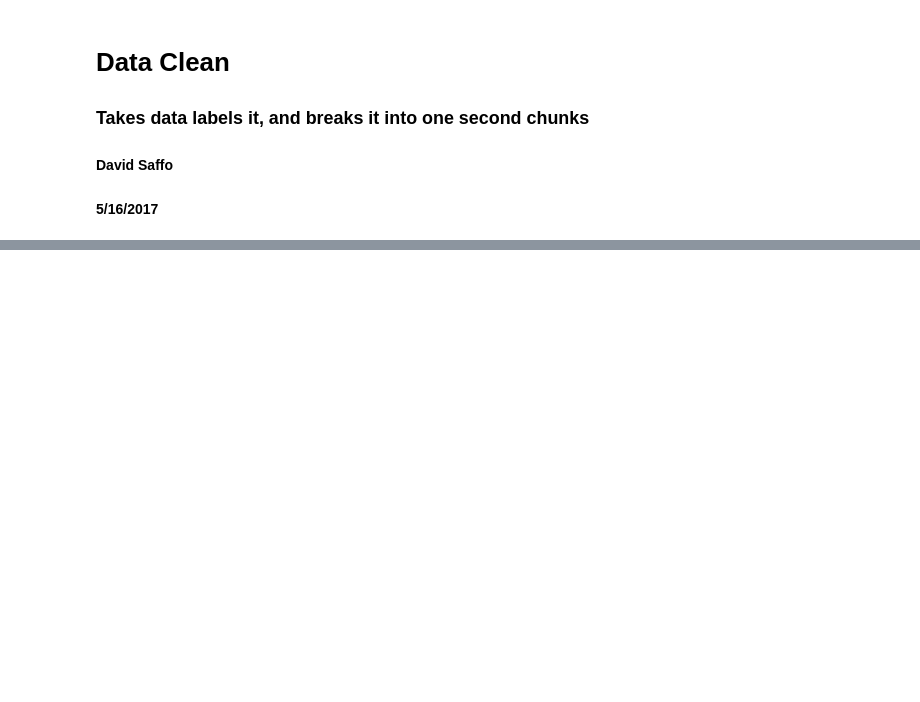
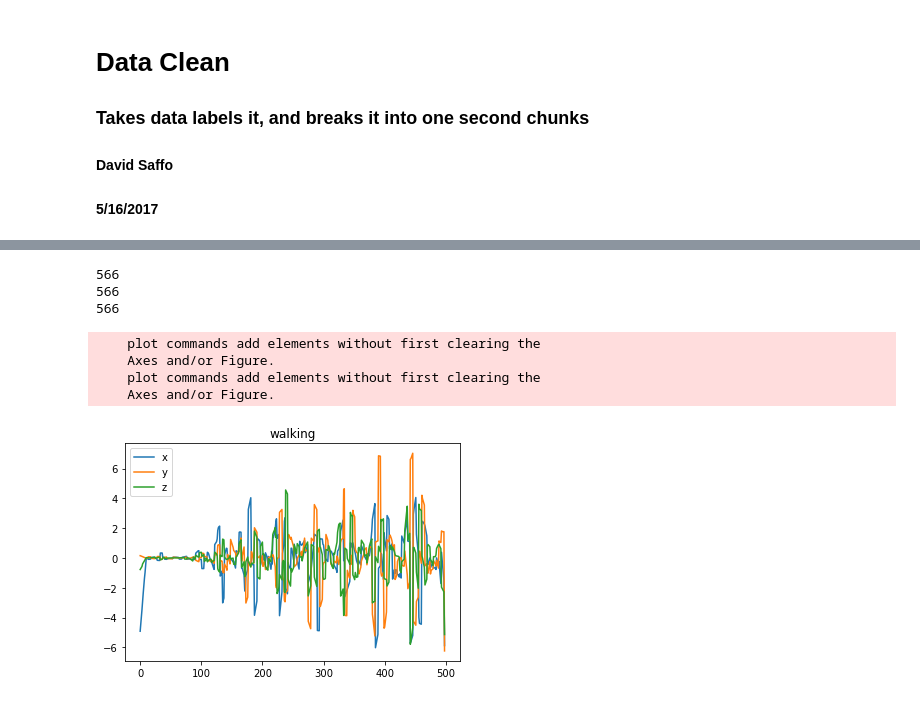
Before and after one commit to dsaffo/ToddlerActivityRecognition, a Jupyter notebook: DataClean.ipynb, the cells around one changed output, grey strips where cells are left out. Saved outputs shown, nothing was run; the diff lists cells and outputs as text; code cells hidden in the pictures; blank space fills up the shorter version.

```diff
--- a/DataClean.ipynb
+++ b/DataClean.ipynb
@@ -448,0 +520,55 @@ df.insert(34, "xz mean", xz)
+# %%
+temp = []
+tempx = []
+tempy = []
+tempz = []
+x = []
+y = []
+z = []
+for i in range(len(df)):
+    temp = df.iloc[i,2]
+
+    for j in range(len(temp)):
+        tempx.append(temp[j][0])
+        tempy.append(temp[j][1])
+        tempz.append(temp[j][2])
+
+
+    x.append(tempx)
+    y.append(tempy)
+    z.append(tempz)
+    tempx = []
+    tempy = []
+    tempz = []
+print(len(x))
+print(len(y))
+print(len(z))
+df.insert(3, "x", x)
+df.insert(4, "y", y)
+df.insert(5, "z", z)
+# %% [output]
+566
+566
+566
+# %%
+
+x = df['x'] - df['running x']
+y = df['y'] - df['running y']
+z = df['z'] - df['running z']
+
+t_sit = range(len(x[0]))
+plt.hold('on')
+plt.plot(t_sit, x[0], t_sit, y[0], t_sit, z[0])
+plt.legend(['x', 'y', 'z'])
+plt.title('walking')
+plt.hold('off')
+
+df.insert(41, "x noise", x)
+df.insert(42, "y noise", y)
+df.insert(43, "z noise", z)
+# %% [output]
+    plot commands add elements without first clearing the
+    Axes and/or Figure.
+    plot commands add elements without first clearing the
+    Axes and/or Figure.
+[figure, added]
```
Also changed, not shown: parts of 16 cells of this notebook, 21 other files.
